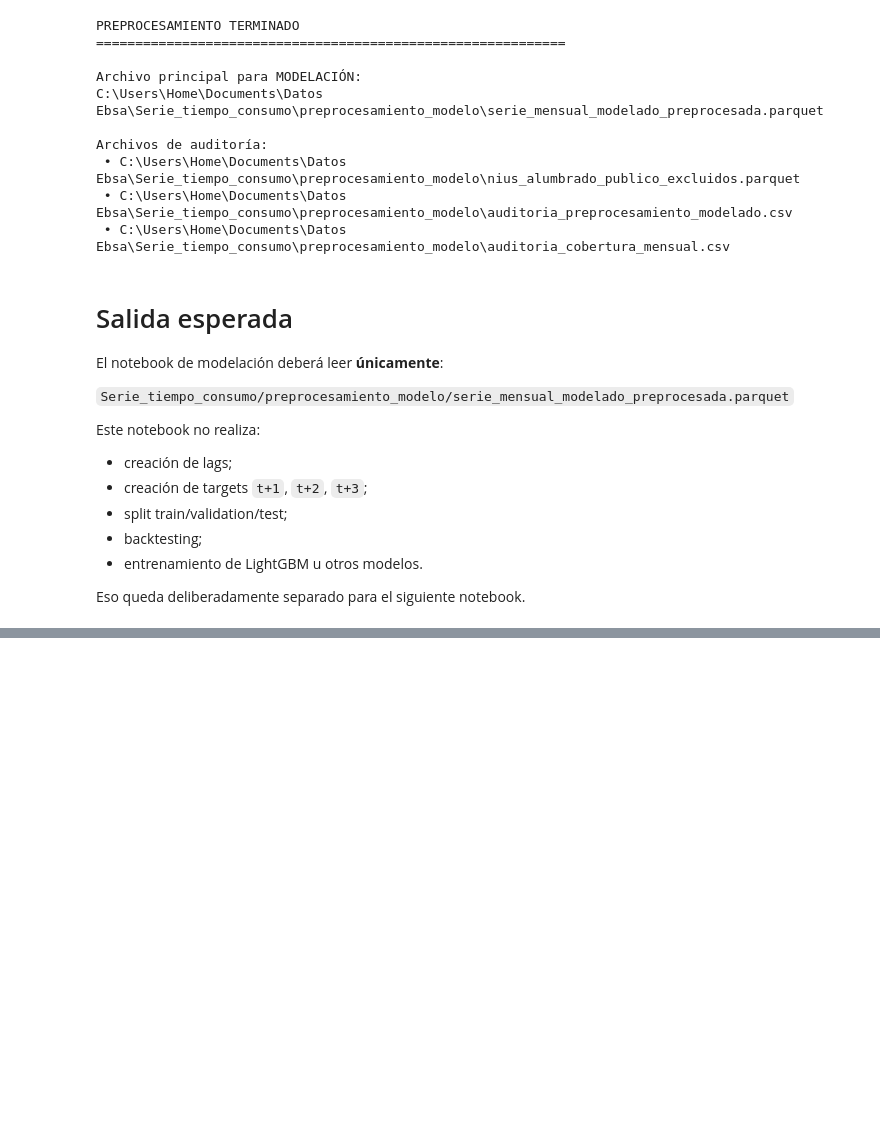
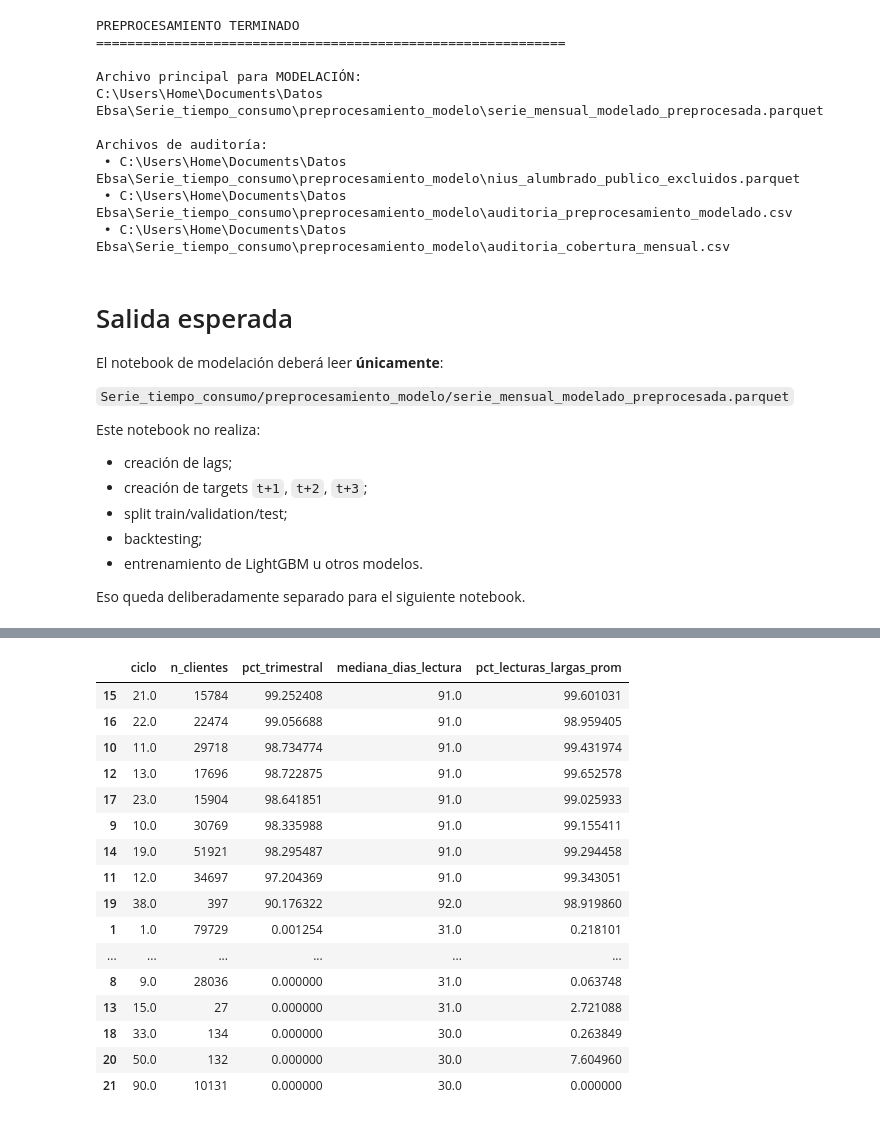
Before and after one commit to JeimmyValderrama/ProyectoEBSA, a Jupyter notebook: Preprocesamiento_serie_tiempo_para_modelado.ipynb, the cells around one changed output, grey strips where cells are left out. Drawn from its saved outputs; the diff is of its cells as text; code cells hidden in the pictures; blank space fills up the shorter version.

```diff
--- a/Preprocesamiento_serie_tiempo_para_modelado.ipynb
+++ b/Preprocesamiento_serie_tiempo_para_modelado.ipynb
@@ -1057,3 +1189,74 @@ Este notebook no realiza:
 - entrenamiento de LightGBM u otros modelos.
 
 Eso queda deliberadamente separado para el siguiente notebook.
+# %%
+# ============================================================
+# CRUCE: CICLO vs PERIODICIDAD TRIMESTRAL (IDENTIFICAR CICLOS RURALES)
+# ============================================================
+
+from pathlib import Path
+import pandas as pd
+
+BASE_DIR = Path(r"C:\Users\Home\Documents\Datos Ebsa")
+
+RUTA_NIU_CICLO = (
+    BASE_DIR / "Serie_tiempo_consumo" / "preprocesamiento_modelo" / "niu_ciclo.parquet"
+)
+
+RUTA_PERFIL_PERIODICIDAD = (
+    BASE_DIR / "Serie_tiempo_consumo" / "salidas" / "perfil_periodicidad_clientes.parquet"
+)
+
+ciclo_por_niu = pd.read_parquet(RUTA_NIU_CICLO, engine="pyarrow")
+perfil_periodicidad = pd.read_parquet(RUTA_PERFIL_PERIODICIDAD, engine="pyarrow")
+
+cruce = ciclo_por_niu.merge(
+    perfil_periodicidad[
+        [
+            "NIU",
+            "candidato_trimestral",
+            "pct_lecturas_largas",
+            "pct_saltos_3_meses",
+            "mediana_dias",
+        ]
+    ],
+    on="NIU",
+    how="inner",
+)
+
+print(f"NIU cruzados: {len(cruce):,} de {len(ciclo_por_niu):,} con ciclo conocido")
+
+resumen_ciclo_rural = (
+    cruce
+    .groupby("ciclo")
+    .agg(
+        n_clientes=("NIU", "size"),
+        pct_trimestral=("candidato_trimestral", "mean"),
+        mediana_dias_lectura=("mediana_dias", "median"),
+        pct_lecturas_largas_prom=("pct_lecturas_largas", "mean"),
+    )
+    .reset_index()
+)
+
+resumen_ciclo_rural["pct_trimestral"] *= 100
+resumen_ciclo_rural["pct_lecturas_largas_prom"] *= 100
+
+resumen_ciclo_rural = resumen_ciclo_rural.sort_values(
+    "pct_trimestral", ascending=False
+)
+
+display(resumen_ciclo_rural)
+
+# Ciclos donde la mayoría de clientes son candidatos trimestrales
+UMBRAL_RURAL = 50  # % de clientes trimestrales para considerar el ciclo "rural"
+
+ciclos_rurales = resumen_ciclo_rural[
+    resumen_ciclo_rural["pct_trimestral"] >= UMBRAL_RURAL
+]["ciclo"].tolist()
+
+print(
+    f"\nCiclos identificados como predominantemente rurales/trimestrales "
+    f"(>= {UMBRAL_RURAL}% de clientes trimestrales):"
+)
+print(ciclos_rurales)
+# %% [output]
@@ -1059,0 +1264,17 @@ Eso queda deliberadamente separado para el siguiente notebook.
+|  | ciclo | n_clientes | pct_trimestral | mediana_dias_lectura | pct_lecturas_largas_prom |
+| 15 | 21.0 | 15784 | 99.252408 | 91.0 | 99.601031 |
+| 16 | 22.0 | 22474 | 99.056688 | 91.0 | 98.959405 |
+| 10 | 11.0 | 29718 | 98.734774 | 91.0 | 99.431974 |
+| 12 | 13.0 | 17696 | 98.722875 | 91.0 | 99.652578 |
+| 17 | 23.0 | 15904 | 98.641851 | 91.0 | 99.025933 |
+| 9 | 10.0 | 30769 | 98.335988 | 91.0 | 99.155411 |
+| 14 | 19.0 | 51921 | 98.295487 | 91.0 | 99.294458 |
+| 11 | 12.0 | 34697 | 97.204369 | 91.0 | 99.343051 |
+| 19 | 38.0 | 397 | 90.176322 | 92.0 | 98.919860 |
+| 1 | 1.0 | 79729 | 0.001254 | 31.0 | 0.218101 |
+| ... | ... | ... | ... | ... | ... |
+| 8 | 9.0 | 28036 | 0.000000 | 31.0 | 0.063748 |
+| 13 | 15.0 | 27 | 0.000000 | 31.0 | 2.721088 |
+| 18 | 33.0 | 134 | 0.000000 | 30.0 | 0.263849 |
+| 20 | 50.0 | 132 | 0.000000 | 30.0 | 7.604960 |
+| 21 | 90.0 | 10131 | 0.000000 | 30.0 | 0.000000 |
```
Also changed, not shown: parts of 3 cells of this notebook.
